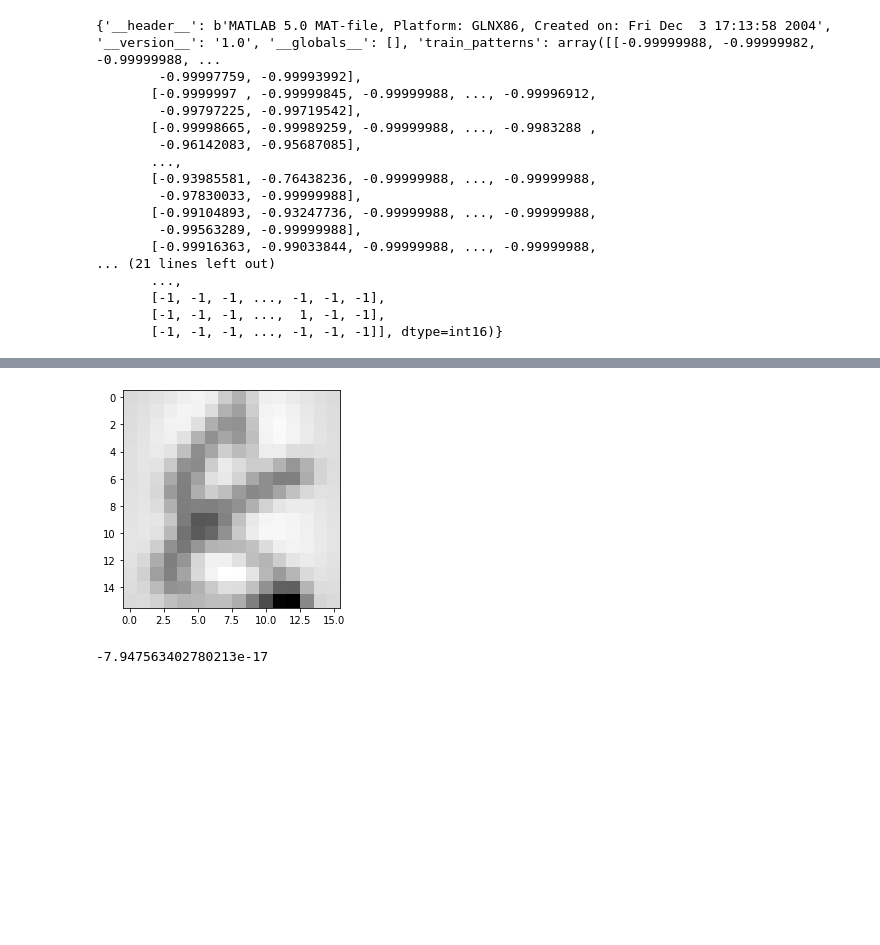
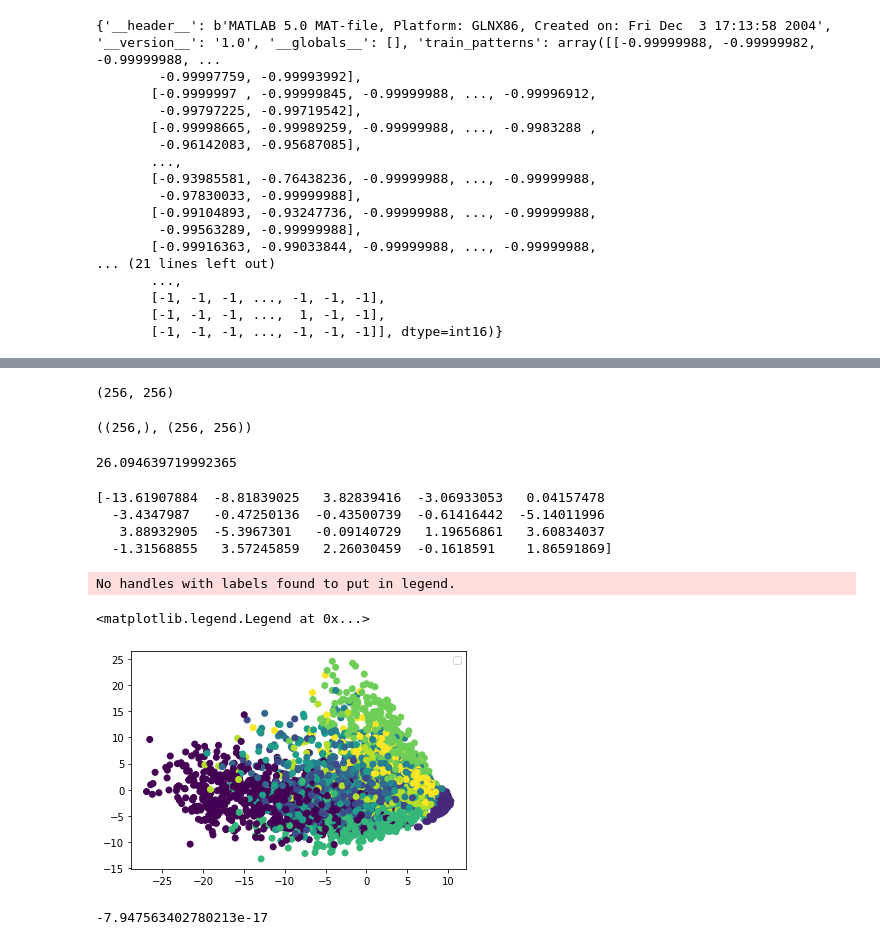
Before and after one commit to muic-pattern-rekt-2018/exercise-6-filled, a Jupyter notebook: Exercise 6 PCA.ipynb, the cells around one changed output, grey strips where cells are left out. Drawn from its saved outputs; the diff is of its cells as text; code cells hidden in the pictures; blank space fills up the shorter version.

```diff
--- a/Exercise 6 PCA.ipynb
+++ b/Exercise 6 PCA.ipynb
@@ -163,8 +166,39 @@ std = np.std(images, axis=1)[:, None]
 norm_images = (images - mean)/std
 # %%
 # covariance matrix
+cov_images = np.cov(norm_images)
+cov_images.shape
 # %% [output]
-[figure, removed]
+(256, 256)
+# %%
+evalues, evectors = np.linalg.eig(cov_images)
+evalues.shape, evectors.shape
+# %% [output]
+((256,), (256, 256))
+# %%
+first_20 = evectors[:, :20]
+# %%
+np.var(rotated[:,1])
+# %% [output]
+26.094639719992365
+# %%
+rotated = np.dot(norm_images.T, first_20)
+rotated.T
+print(rotated[0])
+# %% [output]
+[-13.61907884  -8.81839025   3.82839416  -3.06933053   0.04157478
+  -3.4347987   -0.47250136  -0.43500739  -0.61416442  -5.14011996
+   3.88932905  -5.3967301   -0.09140729   1.19656861   3.60834037
+  -1.31568855   3.57245859   2.26030459  -0.1618591    1.86591869]
+# %%
+pca1 = rotated[:,0]
+pca2 = rotated[:,1]
+# %%
+plt.scatter(pca1, pca2, c=labels)
+# %% [output]
+No handles with labels found to put in legend.
+<matplotlib.legend.Legend at 0x...>
+[figure, added]
 # %%
 np.mean(norm_images[2,:]) # second pixel of every sample
 # %% [output]
```
Also changed, not shown: parts of 10 cells of this notebook.
